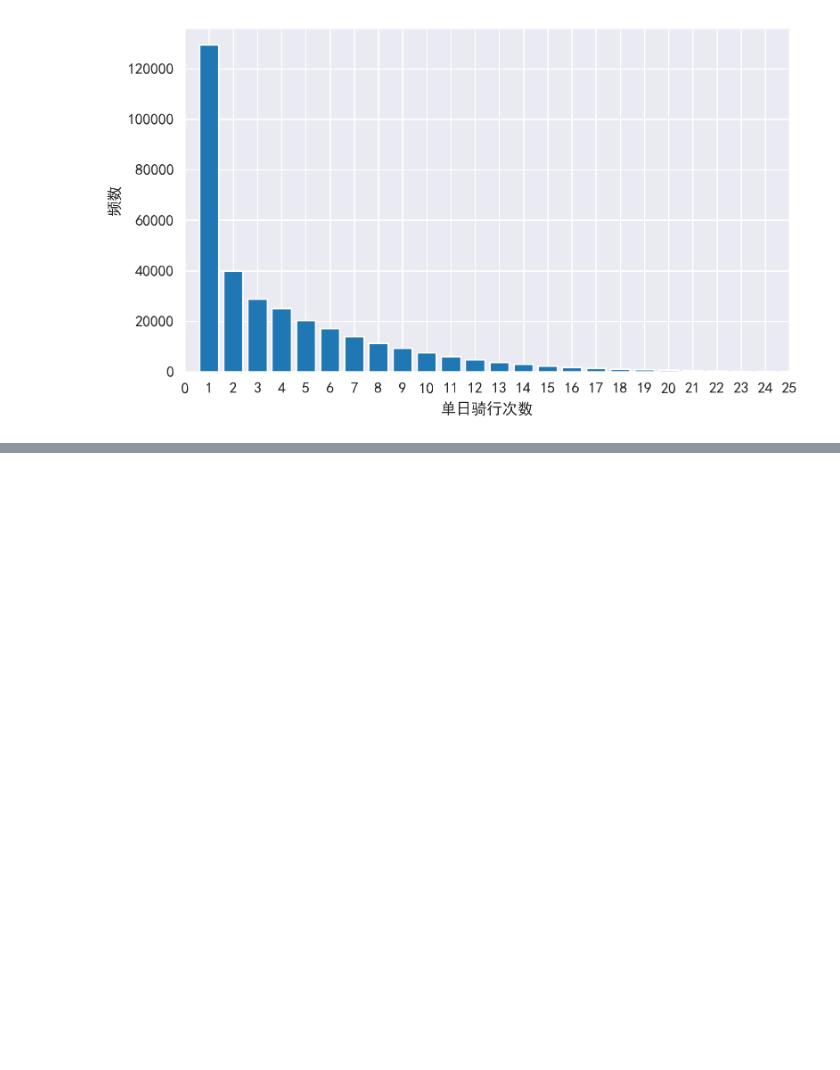
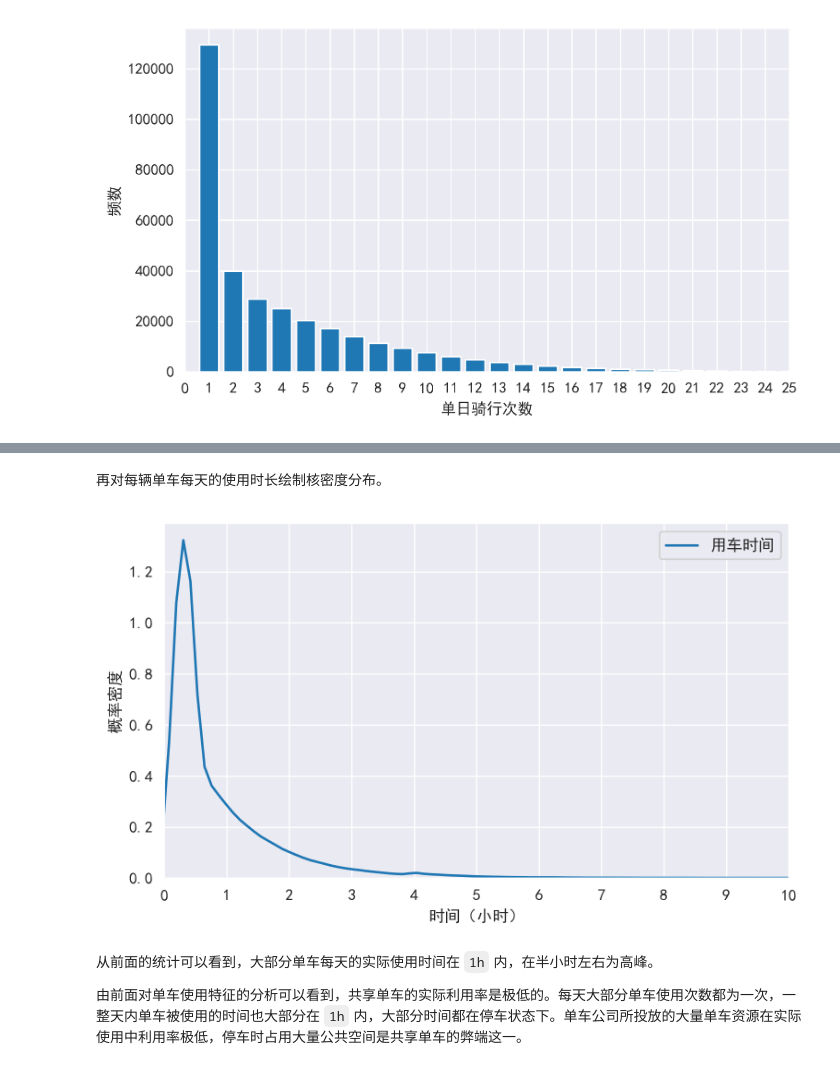
Before and after one commit to raingrain/analysis-of-dockless-bicyclesharing-data-in-shanghai, a Jupyter notebook: src/main.ipynb, the cells around one changed output, grey strips where cells are left out. Cells and saved outputs as stored; diff of their text form; code cells hidden in the pictures; blank space fills up the shorter version.

```diff
--- a/src/main.ipynb
+++ b/src/main.ipynb
@@ -370,0 +398,21 @@ plt.show()
+# %%
+# 统计每辆单车每天的使用时长
+timecount = data_move_cleaned.groupby('BIKE_ID')['duration'].sum()
+# %% [markdown]
+再对每辆单车每天的使用时长绘制核密度分布。
+# %%
+fig     = plt.figure(1,(7,4),dpi = 250)
+ax1      = plt.subplot(111)
+sns.kdeplot(timecount/3600,label = '用车时间')
+plt.legend()
+plt.xticks(range(25),range(25))
+plt.xlim(0,10)
+plt.ylabel('概率密度')
+plt.xlabel('时间（小时）')
+plt.show()
+# %% [output]
+[figure, added]
+# %% [markdown]
+从前面的统计可以看到，大部分单车每天的实际使用时间在 `1h` 内，在半小时左右为高峰。
+
+由前面对单车使用特征的分析可以看到，共享单车的实际利用率是极低的。每天大部分单车使用次数都为一次，一整天内单车被使用的时间也大部分在 `1h` 内，大部分时间都在停车状态下。单车公司所投放的大量单车资源在实际使用中利用率极低，停车时占用大量公共空间是共享单车的弊端这一。
```
Also changed, not shown: parts of 5 cells of this notebook.
